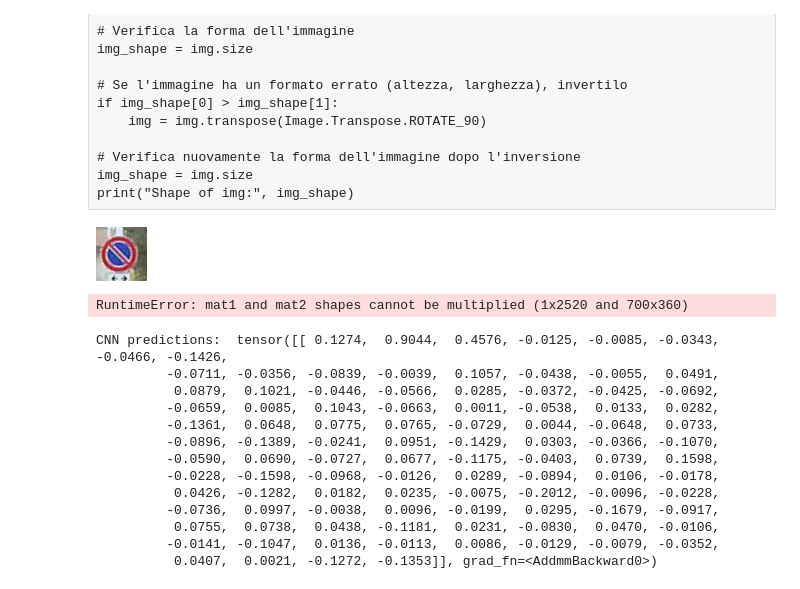
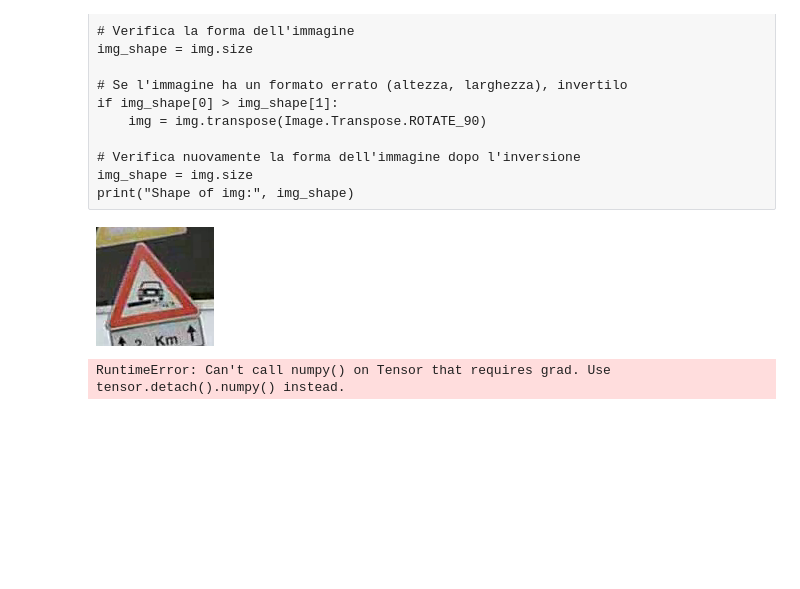
Before and after one commit to gorgons97/MachineLearning_Unict, a Jupyter notebook: result.ipynb, the cells around one changed output. Drawn from its saved outputs; the diff is of its cells as text; code cells hidden in the pictures; blank space fills up the shorter version.

```diff
--- a/result.ipynb
+++ b/result.ipynb
@@ -70,10 +70,10 @@ if img_shape[0] > img_shape[1]:
 img_shape = img.size
 print("Shape of img:", img_shape)
 # %%
-img = Image.open("image\\31.png")
+img = Image.open("image\\462.png")
 img
 # %% [output]
-[figure, old version]
+[figure, new version]
 # %%
 transform = transforms.Compose([transforms.Resize(32),transforms.ToTensor()])
 img_t = transform(img)
@@ -82,9 +82,14 @@ img_t = transform(img)
 input_height = 32
 input_width = 32
 
+mean = 0.6649
+std = 0.4769
+
 # Applica le trasformazioni alle dimensioni desiderate
 preprocess = transforms.Compose([
+    transforms.Resize((input_height, input_width)),
     transforms.ToTensor(),  # Converte l'immagine in un tensore PyTorch
+    transforms.Normalize(mean, std),
 ])
 
 img_t = preprocess(img)  # Ora img_tensor è un tensore PyTorch valido
@@ -96,23 +101,6 @@ img_t = img_t.unsqueeze(0)  # Aggiunge una dimensione di batch
 img_t = img_t[:, :3, :, :]
 
 # Ora puoi passare img_tensor al modello
-output = model(img_t)
+output = model(img_t.unsqueeze(0)).detach().numpy().argmax()
 # %% [output]
-RuntimeError: mat1 and mat2 shapes cannot be multiplied (1x2520 and 700x360)
+RuntimeError: Can't call numpy() on Tensor that requires grad. Use tensor.detach().numpy() instead.
-# %%
-pred = output
-print("CNN predictions: ", output)
-# %% [output]
-CNN predictions:  tensor([[ 0.1274,  0.9044,  0.4576, -0.0125, -0.0085, -0.0343, -0.0466, -0.1426,
-         -0.0711, -0.0356, -0.0839, -0.0039,  0.1057, -0.0438, -0.0055,  0.0491,
-          0.0879,  0.1021, -0.0446, -0.0566,  0.0285, -0.0372, -0.0425, -0.0692,
-         -0.0659,  0.0085,  0.1043, -0.0663,  0.0011, -0.0538,  0.0133,  0.0282,
-         -0.1361,  0.0648,  0.0775,  0.0765, -0.0729,  0.0044, -0.0648,  0.0733,
-         -0.0896, -0.1389, -0.0241,  0.0951, -0.1429,  0.0303, -0.0366, -0.1070,
-         -0.0590,  0.0690, -0.0727,  0.0677, -0.1175, -0.0403,  0.0739,  0.1598,
-         -0.0228, -0.1598, -0.0968, -0.0126,  0.0289, -0.0894,  0.0106, -0.0178,
-          0.0426, -0.1282,  0.0182,  0.0235, -0.0075, -0.2012, -0.0096, -0.0228,
-         -0.0736,  0.0997, -0.0038,  0.0096, -0.0199,  0.0295, -0.1679, -0.0917,
-          0.0755,  0.0738,  0.0438, -0.1181,  0.0231, -0.0830,  0.0470, -0.0106,
-         -0.0141, -0.1047,  0.0136, -0.0113,  0.0086, -0.0129, -0.0079, -0.0352,
-          0.0407,  0.0021, -0.1272, -0.1353]], grad_fn=<AddmmBackward0>)
```
Also changed, not shown: parts of 13 cells of this notebook, 2 other files.
